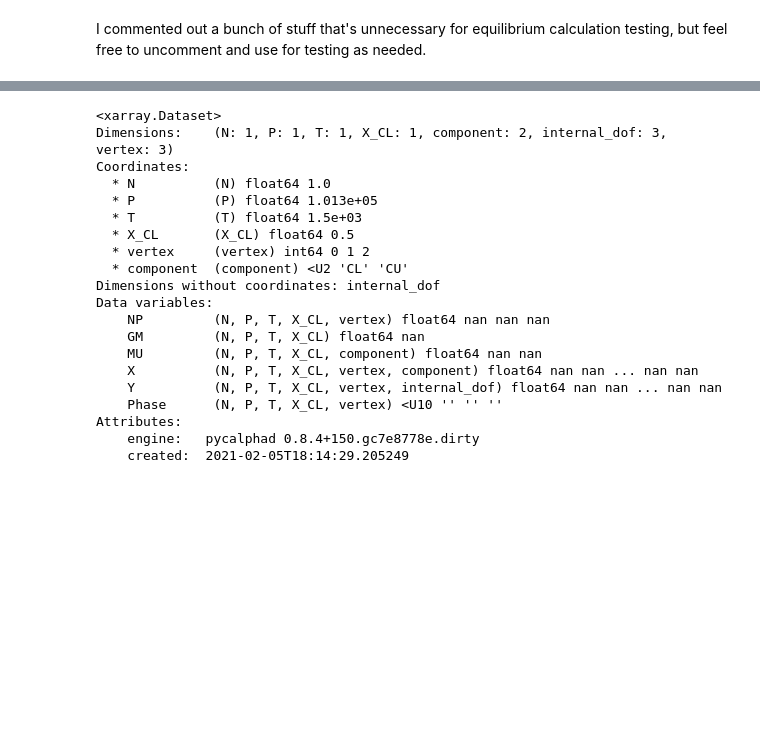
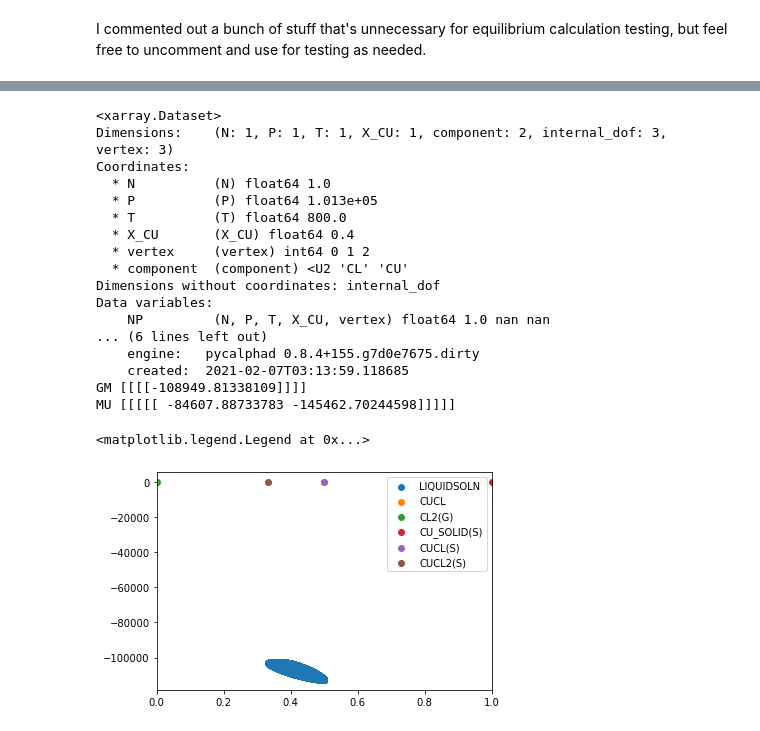
Before and after one commit to wahab2604/pycalphad, a Jupyter notebook: chemsage-dat-files/MQM-energy.ipynb, the cells around one changed output, grey strips where cells are left out. Saved outputs shown, nothing was run; the diff lists cells and outputs as text; code cells hidden in the pictures; blank space fills up the shorter version.

Commit message:
MQMQA: Fix sign error in entropy, add normalization to convert to J/mole-atoms
We agree with Thermochimica in equilibrium!

```diff
--- a/chemsage-dat-files/MQM-energy.ipynb
+++ b/chemsage-dat-files/MQM-energy.ipynb
@@ -575,9 +576,26 @@ class ModelMQMQA(Model):
         # Since normalizing to moles of quadruplets is allowing us to easily compare with thermochimica, I'm thinking that we might be able to fake pycalphad into thinking we have N=1 by normalizing "moles" to n=1
         # The energies will not be normalized to moles of atoms (and so you cannot yet use this Model to compare to other phases), but internally it should be correct and in agreement with thermochimica
 
-        normalization = sum(self.M(self._dbe, c) for c in mod.components)
+        normalization = sum(self.M(self._dbe, c) for c in self.components)
         return result/normalization
 
+    def moles_(self, species):
+        "Number of moles of species or elements."
+        species = v.Species(species)
+        result = S.Zero
+        for i in itertools.chain(self.cations, self.anions):
+            if list(species.constituents.keys())[0] in i.constituents:
+                result += self.M(self._dbe, i)
+        # moles is supposed to compute the moles of a pure element, but with a caveat that pycalphad assumes sum(moles(c) for c in comps) == 1
+        # The correct solution is to make the changes where pycalphad assumes n=1. But I think it would be easier to change how we implement the model so that the model has n=1 and the energies are normalized to per-mole-atoms.
+        # Since normalizing to moles of quadruplets is allowing us to easily compare with thermochimica, I'm thinking that we might be able to fake pycalphad into thinking we have N=1 by normalizing "moles" to n=1
+        # The energies will not be normalized to moles of atoms (and so you cannot yet use this Model to compare to other phases), but internally it should be correct and in agreement with thermochimica
+        return result
+
+    @property
+    def normalization(self):
+        """Divide by this normalization factor to convert from J/mole-quadruplets to J/mole-atoms"""
+        return sum(self.M(self._dbe, c) for c in self.components)
 
 
     def get_multiphase_constraints(self, conds):
@@ -618,7 +636,7 @@ class ModelMQMQA(Model):
             A, X = self._pair_AX(pair)
             Z = self.Z(dbe, A, A, A, X, X)
             terms += (ξ_AX * G_AX)*2/Z
-        return terms
+        return terms/self.normalization
 
     def ideal_mixing_energy(self, dbe):
         # notational niceties
@@ -663,7 +681,7 @@ class ModelMQMQA(Model):
                         if X != Y: factor *= 2
                         Sid += p(A,B,X,Y)*log(p(A,B,X,Y)/(factor * ξ(A,X)*ξ(A,Y)*ξ(B,X)*ξ(B,Y) / (w(A)*w(B)*w(X)*w(Y))))
                         self.t4 += p(A,B,X,Y)*log(p(A,B,X,Y)/(factor * ξ(A,X)*ξ(A,Y)*ξ(B,X)*ξ(B,Y) / (w(A)*w(B)*w(X)*w(Y))))
-        return -Sid*v.T*v.R
+        return Sid*v.T*v.R/self.normalization
 # %% [markdown]
 I commented out a bunch of stuff that's unnecessary for equilibrium calculation testing, but feel free to uncomment and use for testing as needed.
 # %%
@@ -721,27 +739,43 @@ SM: error -3.37e-04%
 from pycalphad import equilibrium
 comps = ['CU', 'CL']  # other pure element component names that you want
 phases = ['LIQUIDSOLN']  # only liquid phase for now, don't consider other phases
-conds = {v.N: 1, v.P: 101325, v.T: 1500, v.X('CL'): 0.5}  # make sure to add more composition conditions if you add more components
-eq = equilibrium(dbf, comps, phases, conds, model=ModelMQMQA)
+conds = {v.N: 1, v.P: 101325, v.T: 800, v.X('CU'): 0.4}  # make sure to add more composition conditions if you add more components
+eq = equilibrium(dbf, comps, phases, conds, model=ModelMQMQA, calc_opts={'pdens': 2000})
 print(eq)
+print('GM', eq.GM.values)
+print('MU', eq.MU.values)
 # %% [output]
 <xarray.Dataset>
-Dimensions:    (N: 1, P: 1, T: 1, X_CL: 1, component: 2, internal_dof: 3, vertex: 3)
+Dimensions:    (N: 1, P: 1, T: 1, X_CU: 1, component: 2, internal_dof: 3, vertex: 3)
 Coordinates:
   * N          (N) float64 1.0
   * P          (P) float64 1.013e+05
-  * T          (T) float64 1.5e+03
-  * X_CL       (X_CL) float64 0.5
+  * T          (T) float64 800.0
+  * X_CU       (X_CU) float64 0.4
   * vertex     (vertex) int64 0 1 2
   * component  (component) <U2 'CL' 'CU'
 Dimensions without coordinates: internal_dof
 Data variables:
-    NP         (N, P, T, X_CL, vertex) float64 nan nan nan
-    GM         (N, P, T, X_CL) float64 nan
-    MU         (N, P, T, X_CL, component) float64 nan nan
-    X          (N, P, T, X_CL, vertex, component) float64 nan nan ... nan nan
-    Y          (N, P, T, X_CL, vertex, internal_dof) float64 nan nan ... nan nan
-    Phase      (N, P, T, X_CL, vertex) <U10 '' '' ''
-Attributes:
-    engine:   pycalphad 0.8.4+150.gc7e8778e.dirty
-    created:  2021-02-05T18:14:29.205249
+    NP         (N, P, T, X_CU, vertex) float64 1.0 nan nan
+... (6 lines left out)
+    engine:   pycalphad 0.8.4+155.g7d0e7675.dirty
+    created:  2021-02-07T03:13:59.118685
+GM [[[[-108949.81338109]]]]
+MU [[[[[ -84607.88733783 -145462.70244598]]]]]
+# %%
+import matplotlib.pyplot as plt
+from pycalphad import calculate
+import numpy as np
+z = 1e-15
+
+for phase_name in ['LIQUIDSOLN', 'CUCL', 'CL2(G)', 'CU_SOLID(S)', 'CUCL(S)', 'CUCL2(S)']:
+    if phase_name == 'LIQUIDSOLN':
+        cr = calculate(dbf, comps, phase_name, T=800, N=1, P=101325, model=ModelMQMQA)
+    else:
+        cr = calculate(dbf, comps, phase_name, T=800, N=1, P=101325, model=Model)
+    plt.scatter(cr.X.sel(component='CU').values.squeeze(), cr.GM.values.squeeze(), label=phase_name)
+plt.xlim(0, 1)
+plt.legend()
+# %% [output]
+<matplotlib.legend.Legend at 0x...>
+[figure, added]
```
Also changed, not shown: parts of 2 cells of this notebook.
